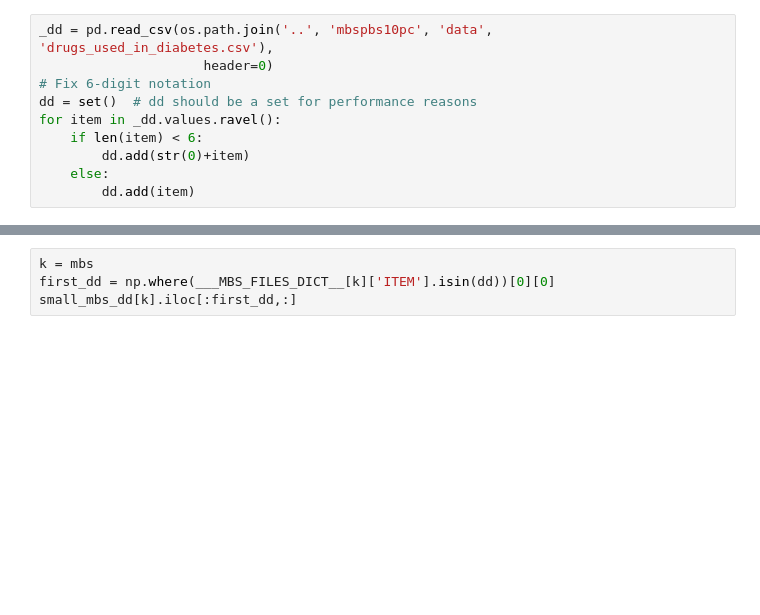
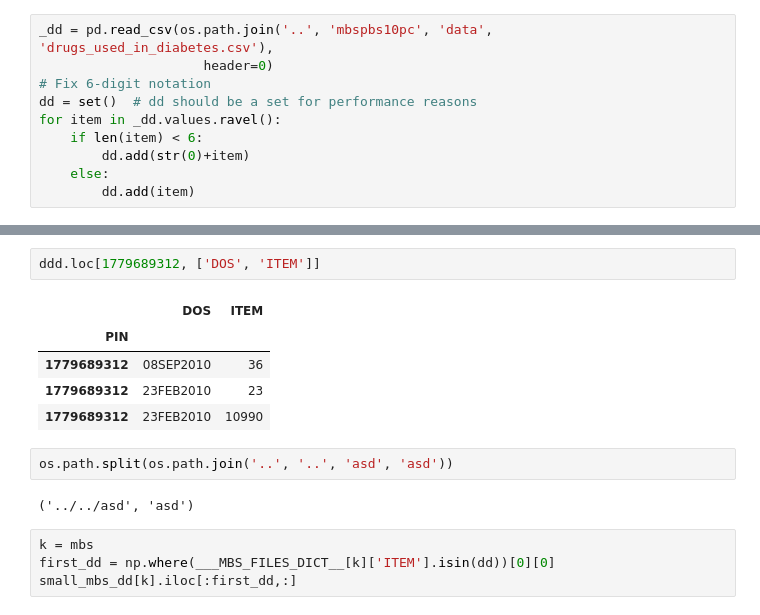
Before and after one commit to samuelefiorini/tangle, a Jupyter notebook: notebooks/dev.ipynb, the cells around one changed output, grey strips where cells are left out. Cells and saved outputs as stored; diff of their text form; blank space fills up the shorter version.

```diff
--- a/notebooks/dev.ipynb
+++ b/notebooks/dev.ipynb
@@ -119,3 +131,15 @@ for item in _dd.values.ravel():
+# %%
+ddd.loc[1779689312, ['DOS', 'ITEM']]
+# %% [output]
+|  | DOS | ITEM |
+| PIN |  |  |
+| 1779689312 | 08SEP2010 | 36 |
+| 1779689312 | 23FEB2010 | 23 |
+| 1779689312 | 23FEB2010 | 10990 |
+# %%
+os.path.split(os.path.join('..', '..', 'asd', 'asd'))
+# %% [output]
+('../../asd', 'asd')
 # %%
 k = mbs
 first_dd = np.where(___MBS_FILES_DICT__[k]['ITEM'].isin(dd))[0][0]
```
Also changed, not shown: parts of 1 cell of this notebook, 2 other files.
